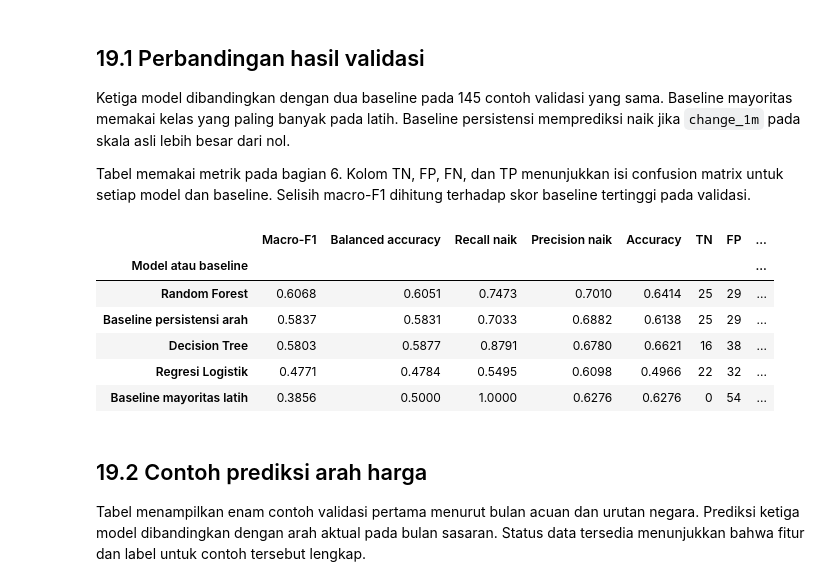
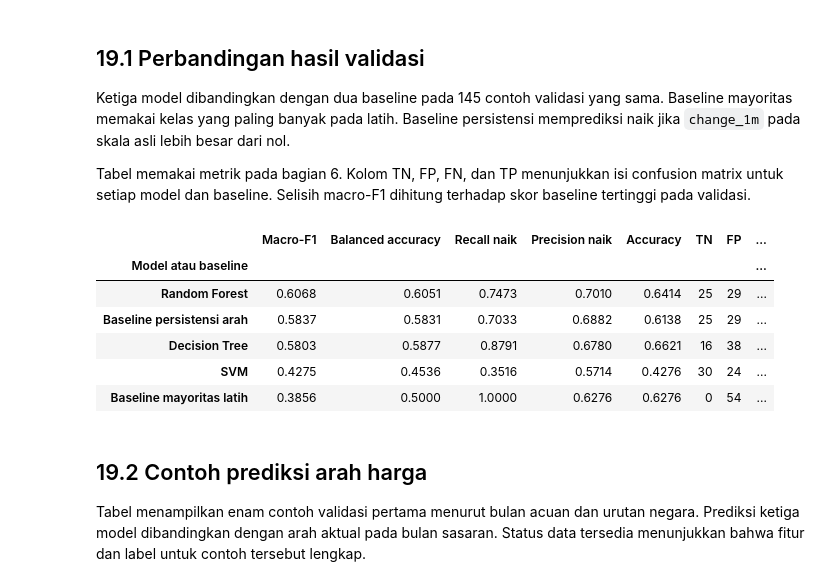
Before and after one commit to firrazmrd/17_IF-B_Sop-Pak-Min-Klaten, a Jupyter notebook: Projek.ipynb, the cells around one changed output. Saved outputs shown, nothing was run; the diff lists cells and outputs as text; code cells hidden in the pictures.

Commit message:
feat(ipynb): complete Progress 4 model evaluation

```diff
--- a/Projek.ipynb
+++ b/Projek.ipynb
@@ -1589,40 +1587,11 @@ Setelah nilai `C` dipilih, `.predict_proba()` menghasilkan perkiraan peluang kel
 # %%
-logistic_results = pd.DataFrame(logistic_rows)
-best_c = logistic_results.sort_values(
+svm_results = pd.DataFrame(svm_rows)
+best_svm_c = svm_results.sort_values(
     ['Macro-F1 validasi', 'C'], ascending=[False, True]
 ).iloc[0]['C']
-best_logistic = logistic_models[best_c]
-logistic_probabilities = best_logistic.predict_proba(X_validation_sel)[:, 1]
+best_svm = svm_models[best_svm_c]
 
-threshold_values = np.round(np.arange(0.30, 0.701, 0.05), 2)
-threshold_rows = []
-for threshold in threshold_values:
-    y_pred = (logistic_probabilities >= threshold).astype(int)
-    threshold_rows.append({
-        'Ambang': threshold,
-        'Macro-F1 validasi': macro_f1(y_validation, y_pred)
-    })
-
-threshold_results = pd.DataFrame(threshold_rows)
-default_score = threshold_results.loc[
-    threshold_results['Ambang'].eq(0.5), 'Macro-F1 validasi'
-].iloc[0]
-best_threshold = (
-    threshold_results
-    .assign(jarak_ke_05=(threshold_results['Ambang'] - 0.5).abs())
-    .sort_values(
-        ['Macro-F1 validasi', 'jarak_ke_05', 'Ambang'],
-        ascending=[False, True, True]
-    )
-    .iloc[0]
-)
-logistic_threshold = 0.5
-if best_threshold['Macro-F1 validasi'] - default_score >= 0.01:
-    logistic_threshold = best_threshold['Ambang']
-
-display(logistic_results.round(4))
-display(threshold_results.round(4))
-print(f'Nilai C terpilih untuk Regresi Logistik: {best_c:g}')
-print(f'Ambang terpilih untuk Regresi Logistik: {logistic_threshold:.2f}')
+display(svm_results.round(4))
+print(f'Nilai C terpilih untuk SVM: {best_svm_c:g}')
 # %% [output]
 |  | C | Macro-F1 latih | Macro-F1 validasi |
@@ -1656,35 +1614,35 @@ baseline_predictions = {
     'Baseline persistensi arah': X_validation['change_1m'].gt(0).astype(int)
 }
 pred_validation = baseline_predictions.copy()
 for name, depth in best_depths.items():
     model = trained_models[(name, depth)]
     pred_validation[name] = model.predict(X_validation_sel)
-pred_validation['Regresi Logistik'] = (logistic_probabilities >= logistic_threshold).astype(int)
+pred_validation['SVM'] = best_svm.predict(X_validation_sel)
 
 result_rows = []
 for name, y_pred in pred_validation.items():
     tn, fp, fn, tp = confusion_matrix(y_validation, y_pred, labels=[0, 1]).ravel()
     result_rows.append({
         'Model atau baseline': name,
         'Macro-F1': macro_f1(y_validation, y_pred),
         'Balanced accuracy': balanced_accuracy_score(y_validation, y_pred),
         'Recall naik': recall_score(y_validation, y_pred, zero_division=np.nan),
         'Precision naik': precision_score(y_validation, y_pred, zero_division=np.nan),
         'Accuracy': accuracy_score(y_validation, y_pred),
         'TN': tn, 'FP': fp, 'FN': fn, 'TP': tp
     })
 
 validation_results = pd.DataFrame(result_rows).set_index('Model atau baseline')
 baseline_f1 = validation_results.loc[list(baseline_predictions), 'Macro-F1'].max()
 validation_results['Selisih macro-F1'] = validation_results['Macro-F1'] - baseline_f1
 display(validation_results.sort_values('Macro-F1', ascending=False).round(4))
 # %% [output]
 |  | Macro-F1 | Balanced accuracy | Recall naik | Precision naik | Accuracy | TN | FP | ... |
 | Model atau baseline |  |  |  |  |  |  |  | ... |
 | Random Forest | 0.6068 | 0.6051 | 0.7473 | 0.7010 | 0.6414 | 25 | 29 | ... |
 | Baseline persistensi arah | 0.5837 | 0.5831 | 0.7033 | 0.6882 | 0.6138 | 25 | 29 | ... |
 | Decision Tree | 0.5803 | 0.5877 | 0.8791 | 0.6780 | 0.6621 | 16 | 38 | ... |
-| Regresi Logistik | 0.4771 | 0.4784 | 0.5495 | 0.6098 | 0.4966 | 22 | 32 | ... |
+| SVM | 0.4275 | 0.4536 | 0.3516 | 0.5714 | 0.4276 | 30 | 24 | ... |
 | Baseline mayoritas latih | 0.3856 | 0.5000 | 1.0000 | 0.6276 | 0.6276 | 0 | 54 | ... |
 # %% [markdown]
 ## 19.2 Contoh prediksi arah harga
```
Also changed, not shown: parts of 28 cells of this notebook, 2 other files.
